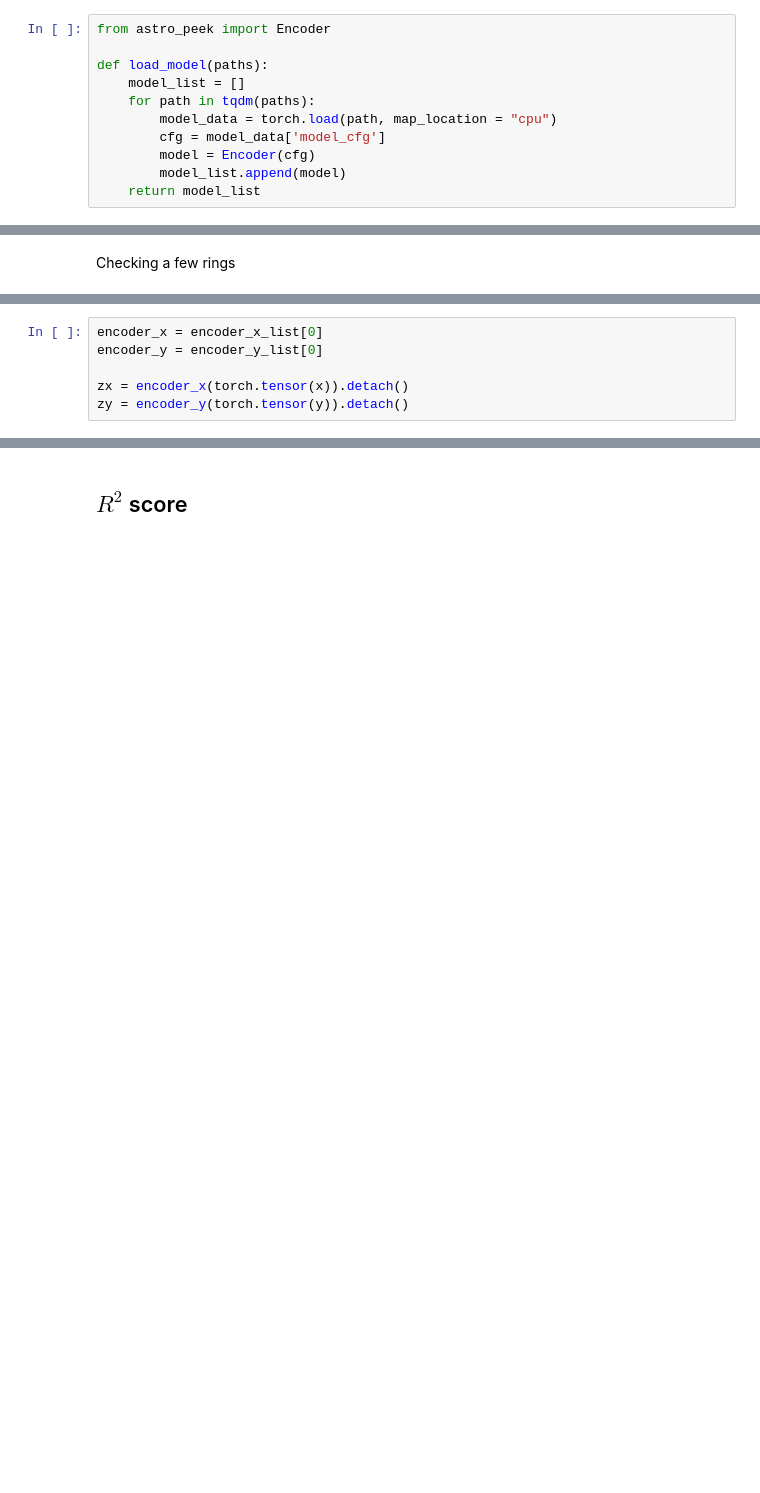
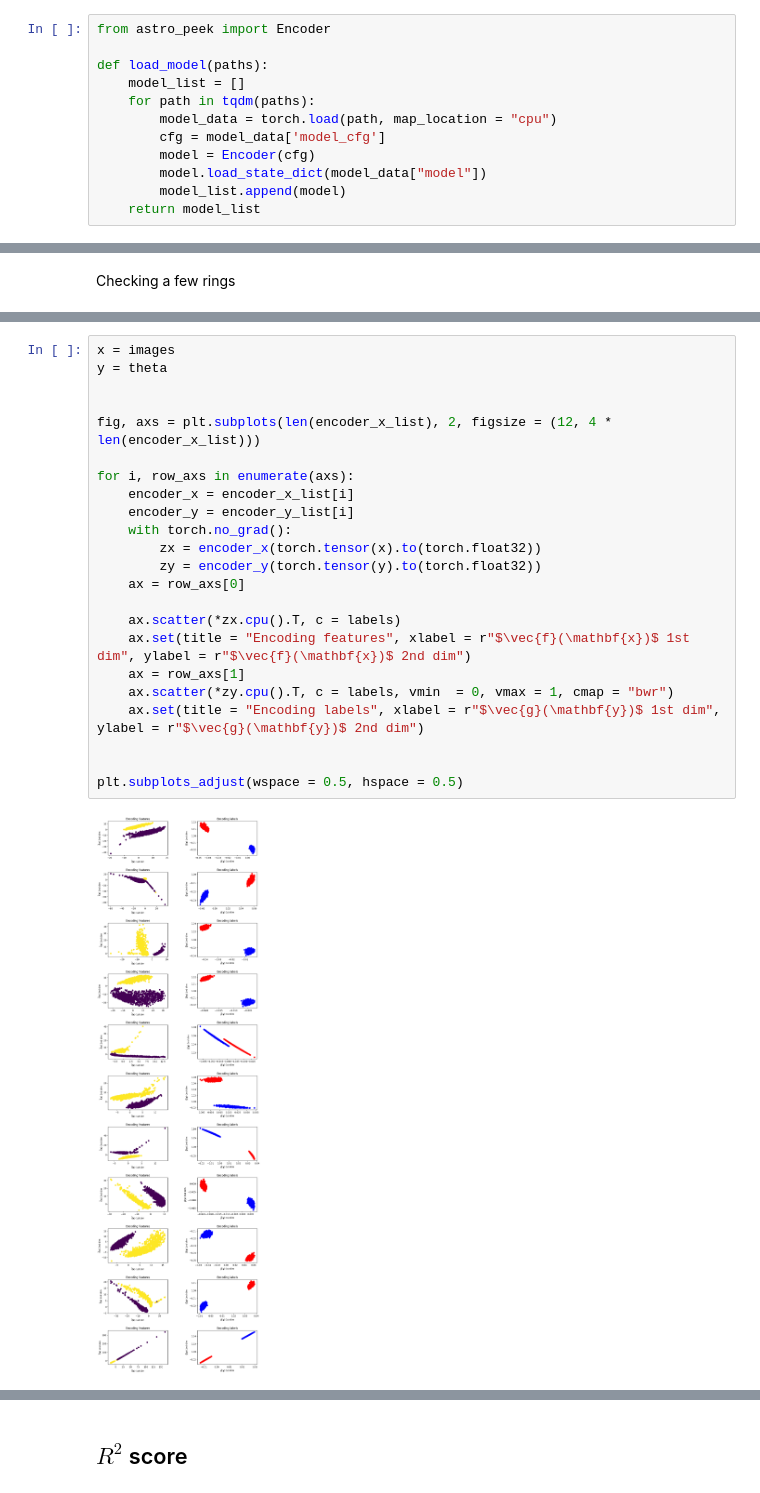
Before and after one commit to noe-dia/astro-ml-peek, a Jupyter notebook: notebooks/dev/check_ring_experiment.ipynb, the cells around one changed output, grey strips where cells are left out. Saved outputs shown, nothing was run; the diff lists cells and outputs as text; blank space fills up the shorter version.

```diff
--- a/notebooks/dev/check_ring_experiment.ipynb
+++ b/notebooks/dev/check_ring_experiment.ipynb
@@ -15,6 +15,7 @@ def load_model(paths):
         model_data = torch.load(path, map_location = "cpu")
         cfg = model_data['model_cfg']
         model = Encoder(cfg)
+        model.load_state_dict(model_data["model"])
         model_list.append(model)
     return model_list
 # %%
@@ -61,6 +153,25 @@ for i, ax in enumerate(axs.flatten()):
 # %%
-encoder_x = encoder_x_list[0]
-encoder_y = encoder_y_list[0]
+x = images
+y = theta
 
-zx = encoder_x(torch.tensor(x)).detach()
-zy = encoder_y(torch.tensor(y)).detach()
+
+fig, axs = plt.subplots(len(encoder_x_list), 2, figsize = (12, 4 * len(encoder_x_list)))
+
+for i, row_axs in enumerate(axs):
+    encoder_x = encoder_x_list[i]
+    encoder_y = encoder_y_list[i]
+    with torch.no_grad():
+        zx = encoder_x(torch.tensor(x).to(torch.float32))
+        zy = encoder_y(torch.tensor(y).to(torch.float32))
+    ax = row_axs[0]
+
+    ax.scatter(*zx.cpu().T, c = labels)
+    ax.set(title = "Encoding features", xlabel = r"$\vec{f}(\mathbf{x})$ 1st dim", ylabel = r"$\vec{f}(\mathbf{x})$ 2nd dim")
+    ax = row_axs[1]
+    ax.scatter(*zy.cpu().T, c = labels, vmin  = 0, vmax = 1, cmap = "bwr")
+    ax.set(title = "Encoding labels", xlabel = r"$\vec{g}(\mathbf{y})$ 1st dim", ylabel = r"$\vec{g}(\mathbf{y})$ 2nd dim")
+
+
+plt.subplots_adjust(wspace = 0.5, hspace = 0.5)
+# %% [output]
+[figure, added]
```
Also changed, not shown: parts of 21 cells of this notebook, 6 other files.
